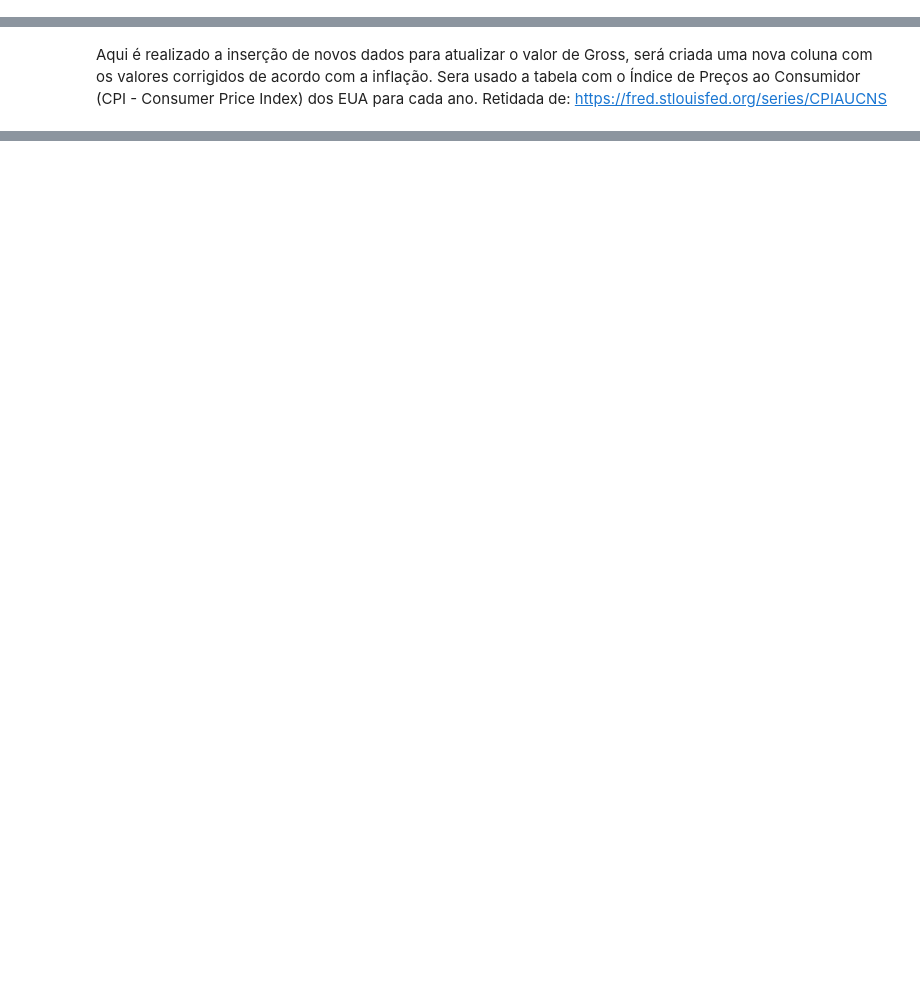
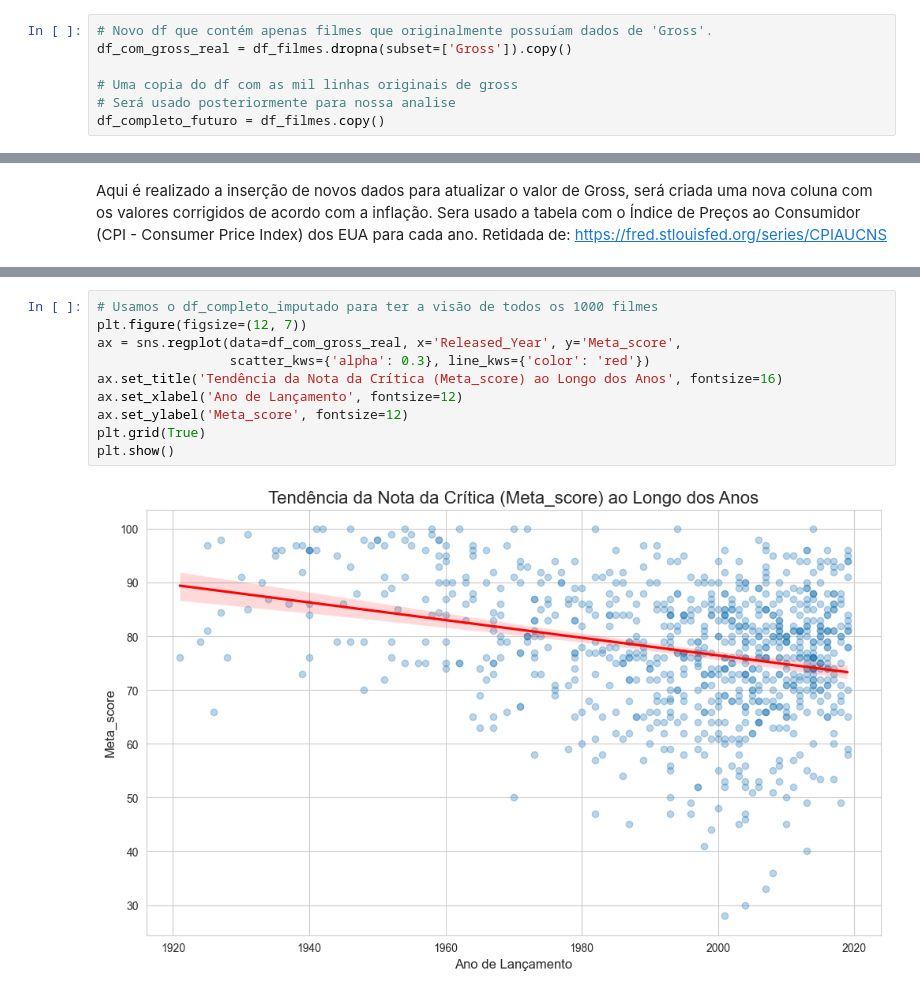
Before and after one commit to jrsm-hub/desafio-indicium-lighthouse, a Jupyter notebook: analise_filmes.ipynb, the cells around one changed output, grey strips where cells are left out. Drawn from its saved outputs; the diff is of its cells as text; blank space fills up the shorter version.

```diff
--- a/analise_filmes.ipynb
+++ b/analise_filmes.ipynb
@@ -225,0 +187,7 @@ Número de linhas duplicadas no dataset: 0
+# %%
+# Novo df que contém apenas filmes que originalmente possuíam dados de 'Gross'.
+df_com_gross_real = df_filmes.dropna(subset=['Gross']).copy()
+
+# Uma copia do df com as mil linhas originais de gross
+# Será usado posteriormente para nossa analise
+df_completo_futuro = df_filmes.copy()
@@ -374,0 +313,12 @@ Agora temos todos valores ausentes tratados e podemos partir para as visualizaç
+# %%
+# Usamos o df_completo_imputado para ter a visão de todos os 1000 filmes
+plt.figure(figsize=(12, 7))
+ax = sns.regplot(data=df_com_gross_real, x='Released_Year', y='Meta_score',
+                 scatter_kws={'alpha': 0.3}, line_kws={'color': 'red'})
+ax.set_title('Tendência da Nota da Crítica (Meta_score) ao Longo dos Anos', fontsize=16)
+ax.set_xlabel('Ano de Lançamento', fontsize=12)
+ax.set_ylabel('Meta_score', fontsize=12)
+plt.grid(True)
+plt.show()
+# %% [output]
+[figure, added]
```
Also changed, not shown: parts of 93 cells of this notebook, 1 other file.
